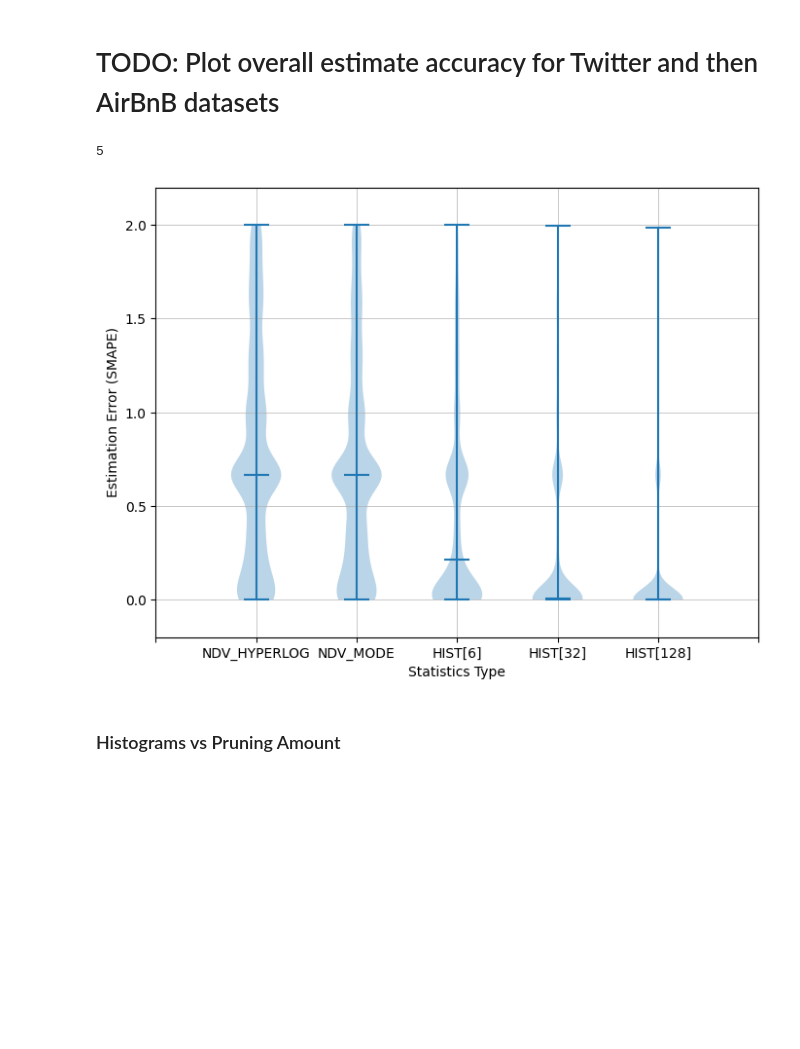
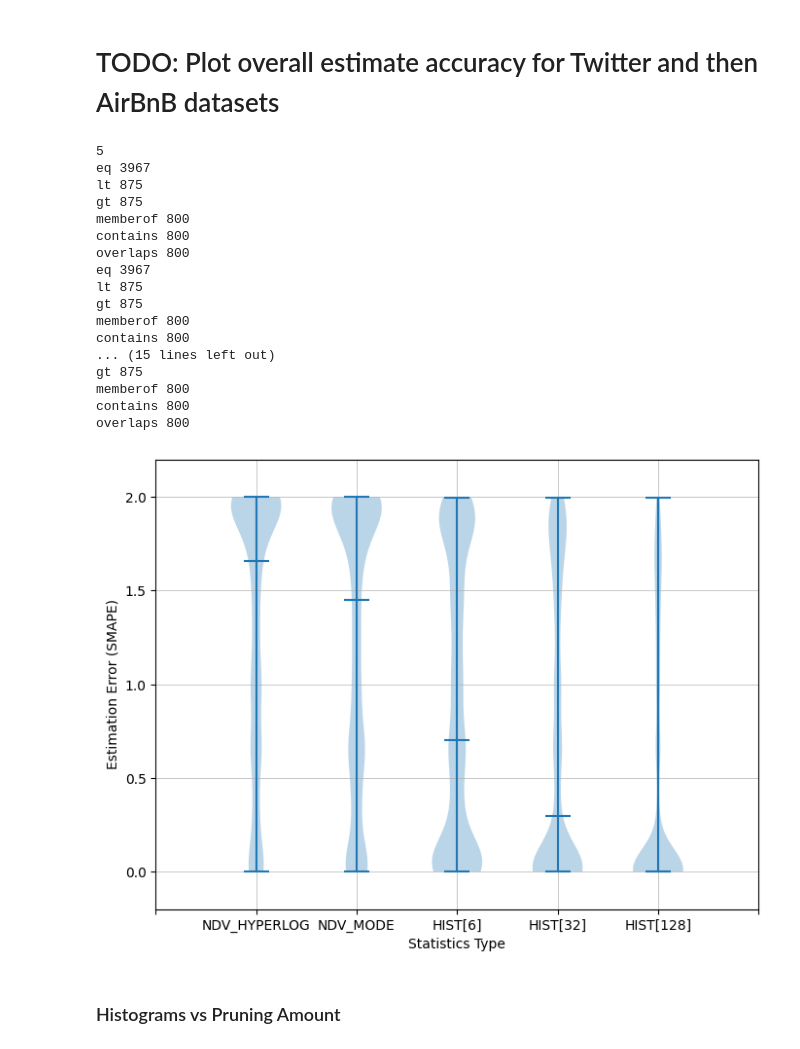
Before and after one commit to jonaengs/json-statistics-dev, a Jupyter notebook: notebooks/results_analysis.ipynb, the cells around one changed output. Cells and saved outputs as stored; diff of their text form; code cells hidden in the pictures; blank space fills up the shorter version.

```diff
--- a/notebooks/results_analysis.ipynb
+++ b/notebooks/results_analysis.ipynb
@@ -40,7 +40,7 @@ stats_folder = "../stats/"
 figures_folder = "../figures/"
 
 
-in_file = "training"
+in_file = "listings"
 # %%
 
 def savefig(fig: Figure, name: str, **kwargs):
@@ -787,6 +787,7 @@ fig = multiple_boxplots(
 sr = 0.0
 
 incl_arrays = True
+only_arrays = False
 
 data_rows = [
     drow for drow in
@@ -808,45 +809,74 @@ for datarow in data_rows:
         if not op_results: continue
         if operator in ("exists", "is_null", "is_not_null"): continue
 
+        if only_arrays:
+            if operator not in ("memberof", "contains", "overlaps"):
+                continue
+
         if not incl_arrays:
-            if operator in ("memberof", "contains", "overlaps"): continue
-
+            if operator  in ("memberof", "contains", "overlaps"):
+                continue
 
         op_errors = pd.Series(list(starmap(sym_rel_err, zip(*op_results))))
         # op_errors = pd.Series(list(starmap(log_rel_err, zip(*op_results))))
+        # if operator in ("memberof", "contains", "overlaps"):
+        #     op_errors = op_errors.repeat(10)
+
+        print(operator, len(op_errors))
         err_series = pd.concat([err_series, op_errors])
 
     title = format_title(stats_type=ov_sets["stats_type"], num_hist_bucks=ov_sets.get("num_histogram_buckets"), short_hist=True)
     result[title] = err_series
 
 fig = boxplot(result,
 
     # ylim=(-5, 6),
     ylim=(-0.2, 2.2),
     is_log=False,
 
     xlabel="Statistics Type",
     ylabel="Estimation Error (SMAPE)",
     # showfliers=True,
     violin=True,
 )
 
 
 # TODO: All these, and put them together either all four or in pairs in the report
 
 if in_file == "training":
     if incl_arrays:
         savefig(fig, "overall_accuracy_w_array_twitter")
     else:
         savefig(fig, "overall_accuracy_no_array_twitter")
+    if only_arrays:
+        assert(False)
 else:
-    if incl_arrays:
+    if only_arrays:
+        assert incl_arrays
+        savefig(fig, "overall_accuracy_only_array_airbnb")
+    elif incl_arrays:
         savefig(fig, "overall_accuracy_w_array_airbnb")
     else:
         savefig(fig, "overall_accuracy_no_array_airbnb")
 # %% [output]
 5
+eq 3967
+lt 875
+gt 875
+memberof 800
+contains 800
+overlaps 800
+eq 3967
+lt 875
+gt 875
+memberof 800
+contains 800
+... (15 lines left out)
+gt 875
+memberof 800
+contains 800
+overlaps 800
-[figure, old version]
+[figure, new version]
 # %% [markdown]
 ### Histograms vs Pruning Amount
 # %%
```
Also changed, not shown: parts of 9 cells of this notebook, 3 other files.
